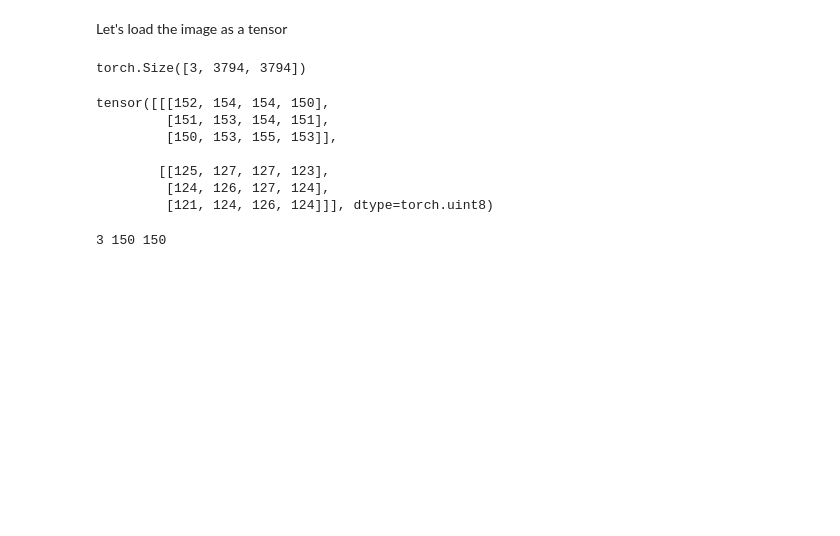
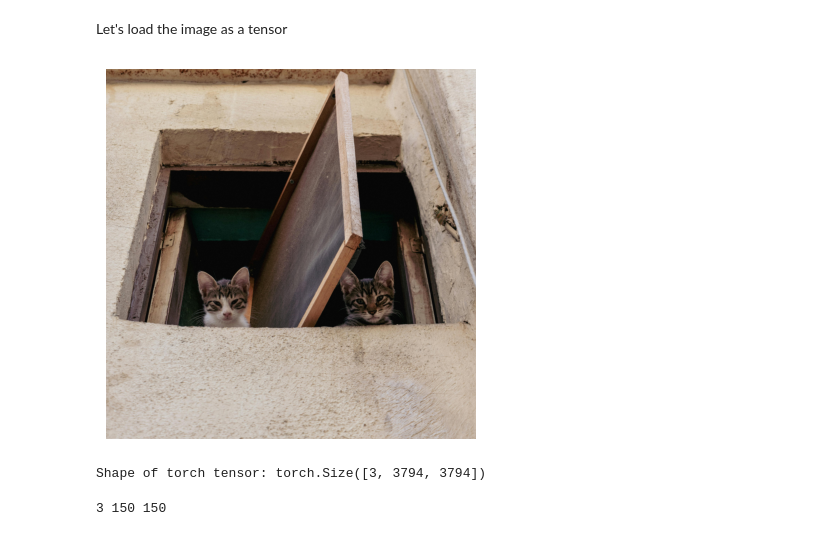
Before and after one commit to b4rdos/gpu-mode-notes, a Jupyter notebook: notebooks/03-kernels-in-python/03-kernels-in-python.ipynb, the cells around one changed output. Drawn from its saved outputs; the diff is of its cells as text; code cells hidden in the pictures; blank space fills up the shorter version.

Commit message:
Update to allow for colab runs

```diff
--- a/notebooks/03-kernels-in-python/03-kernels-in-python.ipynb
+++ b/notebooks/03-kernels-in-python/03-kernels-in-python.ipynb
@@ -11,3 +9,16 @@ Video link: https://www.youtube.com/watch?v=4sgKnKbR-WE
+# %%
+def in_colab() -> bool:
+    try:
+        import google.colab
+        return True
+    except ImportError:
+        return False
+
+
+IN_COLAB = in_colab()
+image_path = "./data/cats-window.jpg"
+if IN_COLAB:
+    image_path = "https://raw.githubusercontent.com/b4rdos/gpu-mode-notes/refs/heads/main/notebooks/03-kernels-in-python/data/cats-window.jpg"
 # %%
 import os
 import math
@@ -21,20 +33,30 @@ from torchvision import io
 from torch.utils.cpp_extension import load_inline
 # %% [markdown]
 Let's load the image as a tensor
-# %%
-img_path = "./data/cats-window.jpg"
-img = io.read_image(img_path)
-print(img.shape)
-img[:2, :3, :4]
-# %% [output]
-torch.Size([3, 3794, 3794])
-tensor([[[152, 154, 154, 150],
-         [151, 153, 154, 151],
-         [150, 153, 155, 153]],
-
-        [[125, 127, 127, 123],
-         [124, 126, 127, 124],
-         [121, 124, 126, 124]]], dtype=torch.uint8)
+# %%
+def load_image():
+    if IN_COLAB:
+        import requests
+        return requests.get(image_path, stream=True).raw
+    else:
+        return open(image_path, "rb")
+# %%
+# prompt: Use PIL.Image with image loaded in bytes.
+bytes_data = load_image()
+img_pil = Image.open(bytes_data)
+plt.imshow(img_pil)
+plt.axis('off')
+plt.show()
+# %% [output]
+[figure, added]
+# %%
+# prompt: Convert pil image to torch tensor
+
+
+img_tensor = tvf.to_tensor(img_pil)
+print(f"Shape of torch tensor: {img_tensor.shape}")
+# %% [output]
+Shape of torch tensor: torch.Size([3, 3794, 3794])
 # %%
 def show_img(x, figsize=(4, 3), **kwargs):
     plt.figure(figsize=figsize)
```
Also changed, not shown: parts of 3 cells of this notebook.
